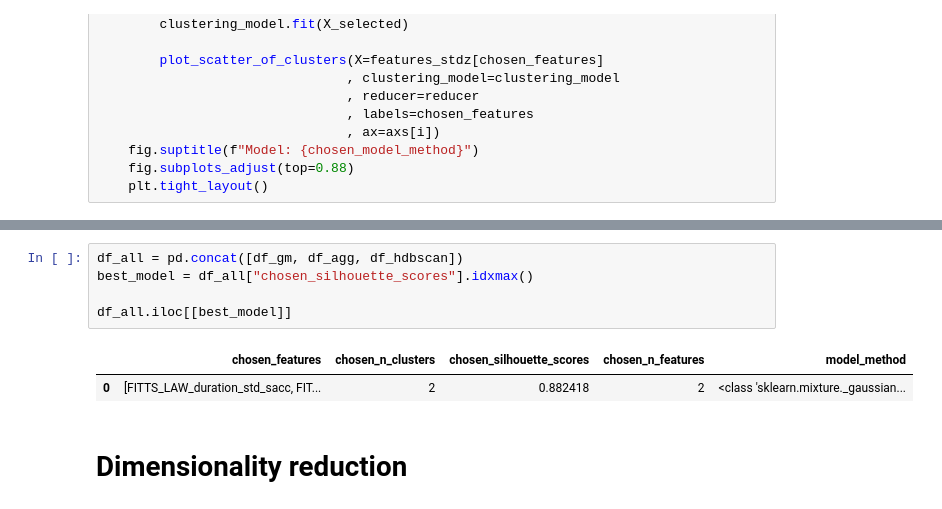
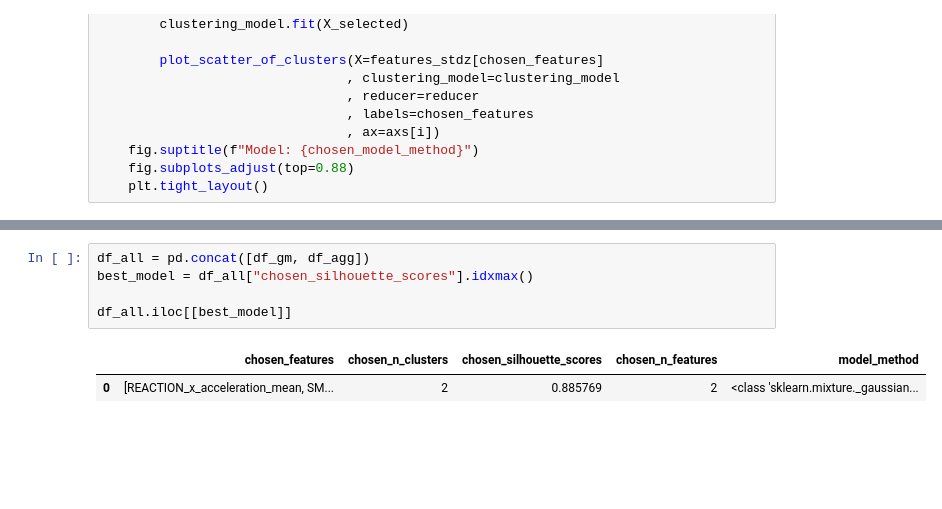
Before and after one commit to krusand/Analyzing-concussions-through-eyetracking-measurements, a Jupyter notebook: src/clustering.ipynb, the cells around one changed output, grey strips where cells are left out. Saved outputs shown, nothing was run; the diff lists cells and outputs as text; blank space fills up the shorter version.

```diff
--- a/src/clustering.ipynb
+++ b/src/clustering.ipynb
@@ -382,10 +377,8 @@ plot_all_models(HDBSCAN,  hdbscan_model_args, df_hdbscan, reducer = PCA(n_compon
 # %%
-df_all = pd.concat([df_gm, df_agg, df_hdbscan])
+df_all = pd.concat([df_gm, df_agg])
 best_model = df_all["chosen_silhouette_scores"].idxmax()
 
 df_all.iloc[[best_model]]
 # %% [output]
 |  | chosen_features | chosen_n_clusters | chosen_silhouette_scores | chosen_n_features | model_method |
-| 0 | [FITTS_LAW_duration_std_sacc, FIT... | 2 | 0.882418 | 2 | <class 'sklearn.mixture._gaussian... |
+| 0 | [REACTION_x_acceleration_mean, SM... | 2 | 0.885769 | 2 | <class 'sklearn.mixture._gaussian... |
-# %% [markdown]
-# Dimensionality reduction
```
Also changed, not shown: parts of 8 cells of this notebook.
